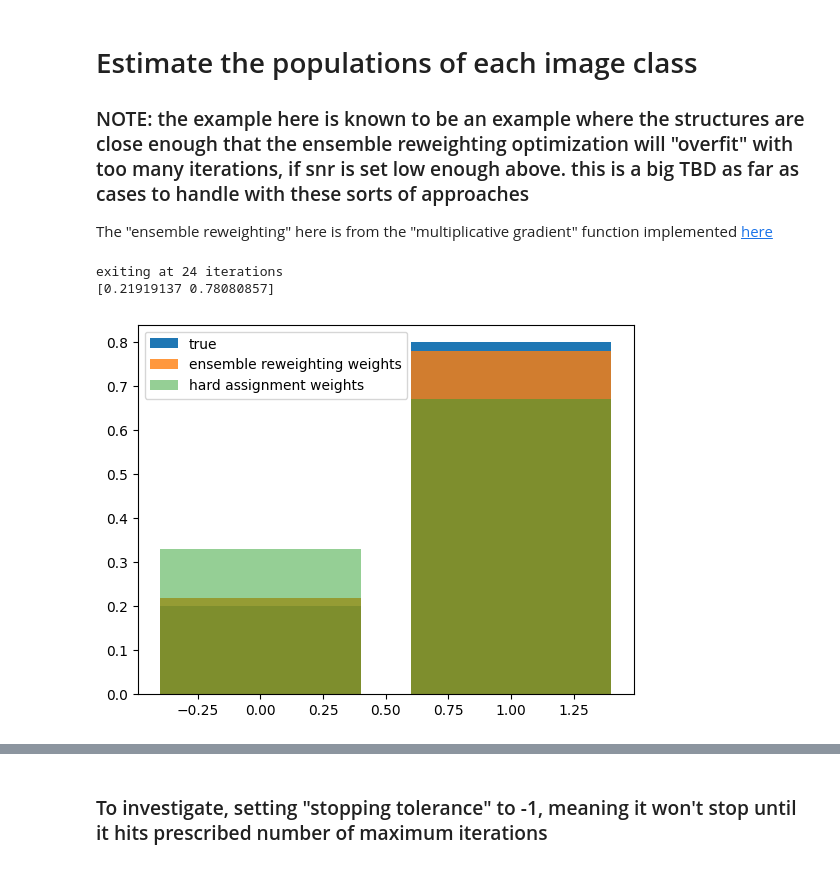
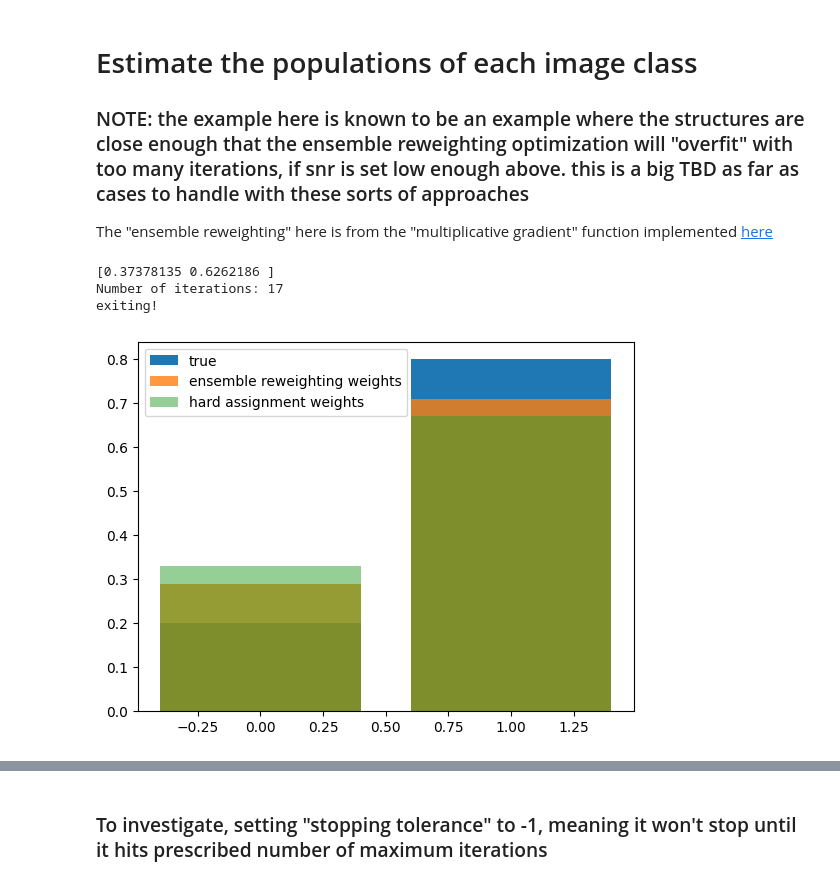
Before and after one commit to aevans1/ensemble_sim, a Jupyter notebook: source_estimation_playground_calhm2.ipynb, the cells around one changed output, grey strips where cells are left out. Cells and saved outputs as stored; diff of their text form; code cells hidden in the pictures.

Commit message:
making plots

```diff
--- a/source_estimation_playground_calhm2.ipynb
+++ b/source_estimation_playground_calhm2.ipynb
@@ -186,31 +236,32 @@ The "ensemble reweighting" here is from the "multiplicative gradient" function i
 # %%
 # # Estimate the populations of each image class
 nodes = jnp.array([0, 1])
 
 # get hard classification stuff, and its estimated populations
 x = jnp.argmax(log_likelihood, axis = 1)
 
 hard_weights = jnp.array([jnp.mean(x==0), jnp.mean(x==1)])
 hard_weights /= jnp.sum(hard_weights)
 
 # get soft classification stuff, and its estimated populations
 soft_weights = optimization.multiplicative_gradient(log_likelihood, max_iterations=1)
+print(soft_weights)
+# get ensemble reweighting stuff (here is where some messing with hyperparams like tol and max_iterations may be useful)
+ensemble_weights = optimization.multiplicative_gradient(log_likelihood)
 
-# get ensemble reweighting stuff (here is where some messing with hyperparams like tol and max_iterations may be useful)
-ensemble_weights,_  = optimization.multiplicative_gradient(log_likelihood)
-print(ensemble_weights)
 plt.figure()
 plt.bar(nodes, true_weights, label='true', color="C0")
 plt.bar(nodes, ensemble_weights, label='ensemble reweighting weights', color="C1", alpha=0.8)
 plt.bar(nodes, hard_weights,label='hard assignment weights', color="C2", alpha=0.5)
 #plt.bar(nodes, soft_weights/dx,
 #        width=dx, label='soft assignment weights', color="C3", alpha=0.5)
 plt.legend()
 plt.savefig("figures/weights.png")
 # %% [output]
-exiting at 24 iterations
-[0.21919137 0.78080857]
+[0.37378135 0.6262186 ]
+Number of iterations: 17
+exiting!
-[figure, old version]
+[figure, new version]
 # %%
 # %%
 num_iterations = [1, 5, 10, 20, 100, 1000]
```
Also changed, not shown: parts of 8 cells of this notebook, 1 other file.
